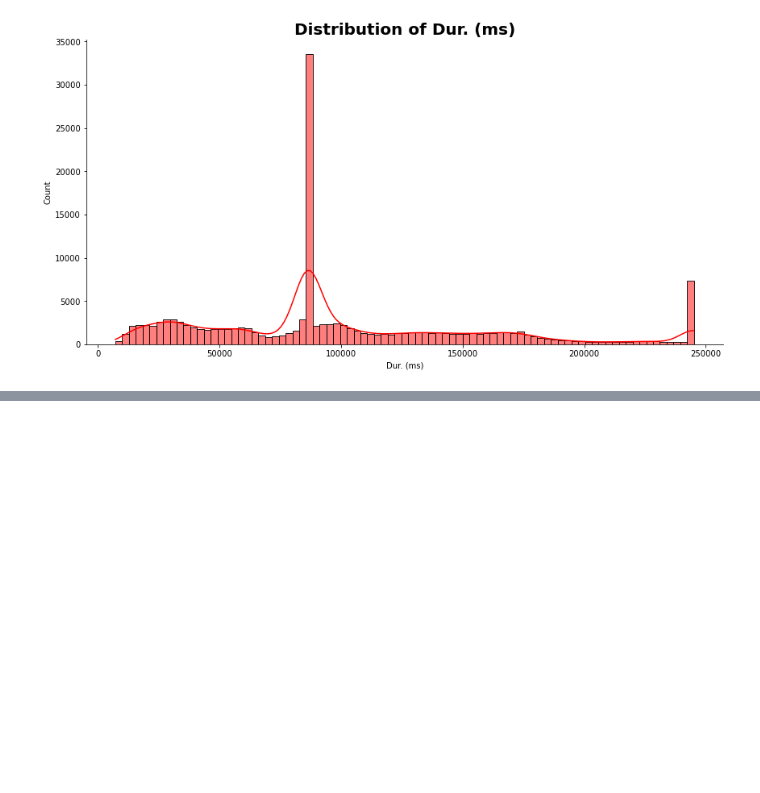
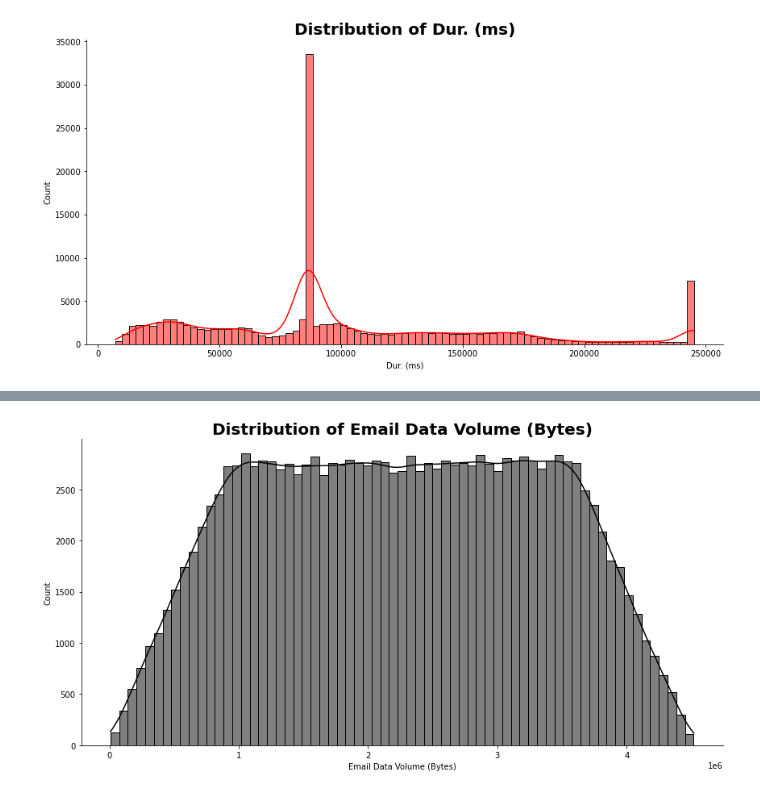
Before and after one commit to hikmab/User-Analytics-Telecomm-Industry, a Jupyter notebook: notebook/user over view analysis .ipynb, the cells around one changed output, grey strips where cells are left out. Saved outputs shown, nothing was run; the diff lists cells and outputs as text; code cells hidden in the pictures; blank space fills up the shorter version.

```diff
--- a/notebook/user over view analysis .ipynb
+++ b/notebook/user over view analysis .ipynb
@@ -743,0 +769,4 @@ plot_hist(db, 'Dur. (ms)', 'Red')
+# %%
+plot_hist(db, 'Email Data Volume (Bytes)', 'black')
+# %% [output]
+[figure, added]
```
Also changed, not shown: parts of 14 cells of this notebook, 7 other files.
